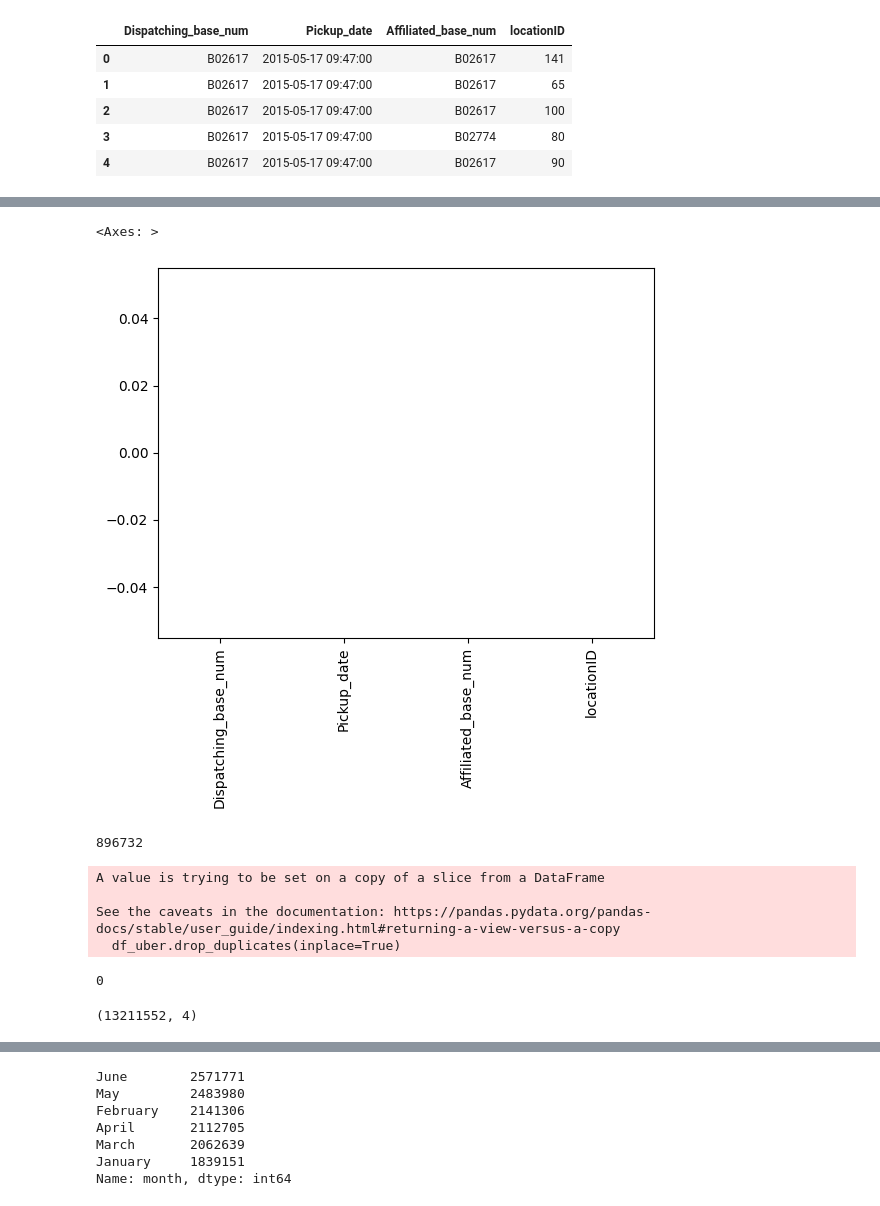
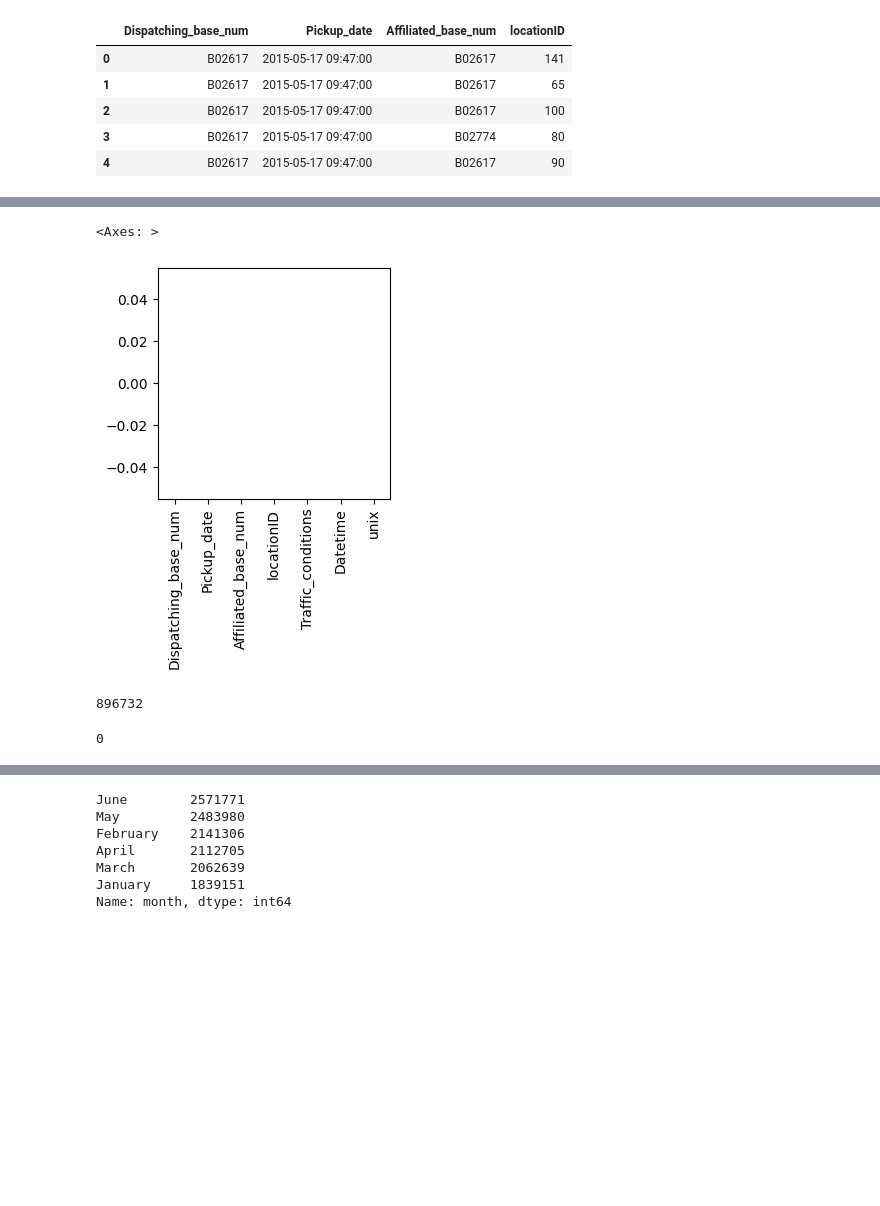
Before and after one commit to JeremyKrick/traffic-trend-predictor, a Jupyter notebook: Final_Project_IOT.ipynb, the cells around one changed output, grey strips where cells are left out. Cells and saved outputs as stored; diff of their text form; code cells hidden in the pictures; blank space fills up the shorter version.

```diff
--- a/Final_Project_IOT.ipynb
+++ b/Final_Project_IOT.ipynb
@@ -34,3 +47,5 @@ df_uber.head()
 | 2 | B02617 | 2015-05-17 09:47:00 | B02617 | 100 |
 | 3 | B02617 | 2015-05-17 09:47:00 | B02774 | 80 |
 | 4 | B02617 | 2015-05-17 09:47:00 | B02617 | 90 |
+# %%
+unique_locid=df_uber['locationID'].unique()
@@ -36,0 +56,9 @@ df_uber.head()
+# %%
+for loc in unique_locid:
+  df_temp=df_uber.loc[df_uber['locationID']==loc]
+  if (len(df_temp) < 100000):
+    df_uber.loc[df_uber['locationID'] == loc, 'Traffic_conditions']='light'
+  elif (len(df_temp)>=100000 and len(df_temp) <=250000 ):
+    df_uber.loc[df_uber['locationID'] == loc, 'Traffic_conditions']='moderate'
+  elif (len(df_temp)>=250000):
+    df_uber.loc[df_uber['locationID'] == loc, 'Traffic_conditions']='heavy'
@@ -37,3 +86,5 @@ df_uber.head()
+# %%
+df_uber['Datetime']= pd.to_datetime(df_uber['Pickup_date'])
 # %%
 df_uber.dtypes
 # %% [output]
@@ -44 +97,5 @@ locationID               int64
 dtype: object
+# %%
+#convert datetime to epoch/unix time
+from datetime import datetime
+df_uber['unix']=df_uber['Datetime'].astype(int) / 10**9
@@ -102,26 +142,18 @@ df_uber.isna().sum().plot.bar()
 # %%
 df_uber = df_uber.dropna()
 # %%
+f, ax = plt.subplots(figsize=(3,3))
 df_uber.isna().sum().plot.bar()
 # %% [output]
 <Axes: >
-[figure, old version]
+[figure, new version]
 # %%
 df_uber.duplicated().sum()
 # %% [output]
 896732
 # %%
 df_uber.drop_duplicates(inplace=True)
-# %% [output]
-A value is trying to be set on a copy of a slice from a DataFrame
-
-See the caveats in the documentation: https://pandas.pydata.org/pandas-docs/stable/user_guide/indexing.html#returning-a-view-versus-a-copy
-  df_uber.drop_duplicates(inplace=True)
 # %%
 df_uber.duplicated().sum()
 # %% [output]
 0
-# %%
-df_uber.shape
-# %% [output]
-(13211552, 4)
```
Also changed, not shown: parts of 72 cells of this notebook.
